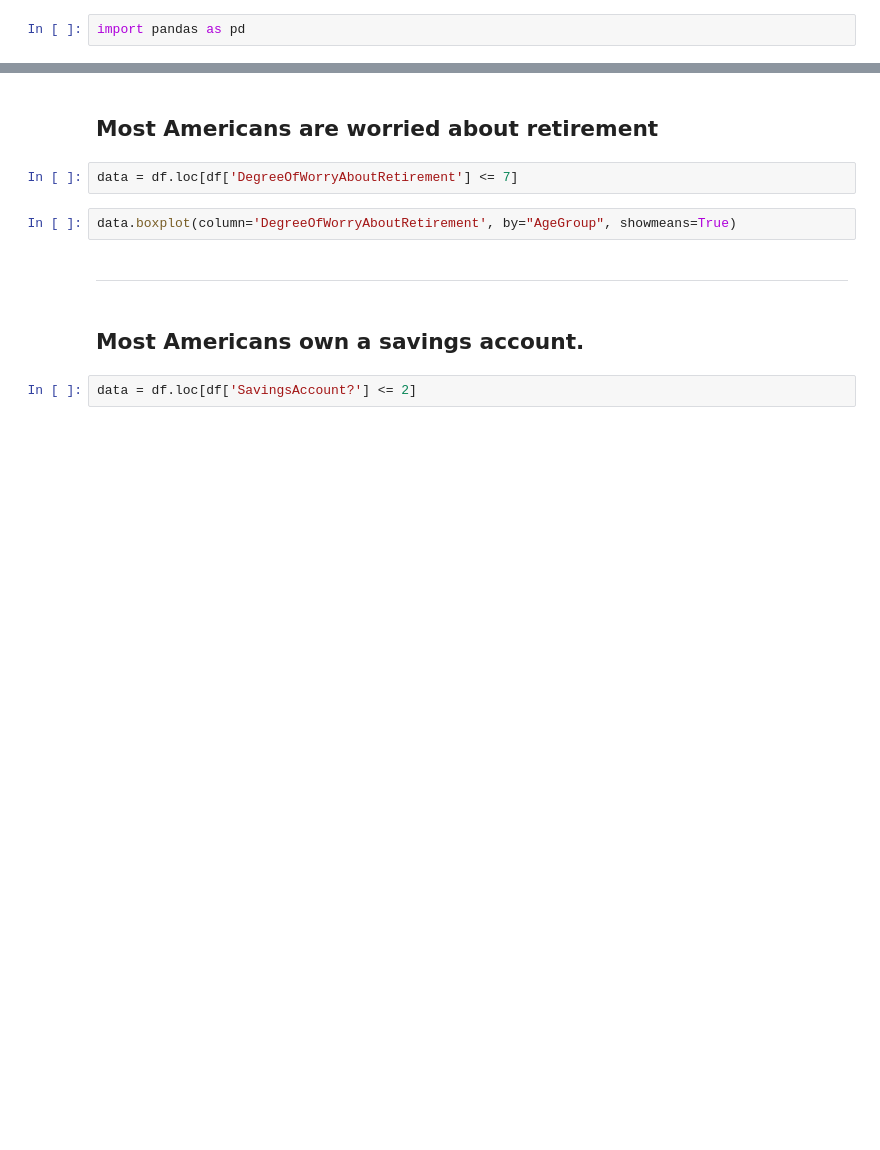
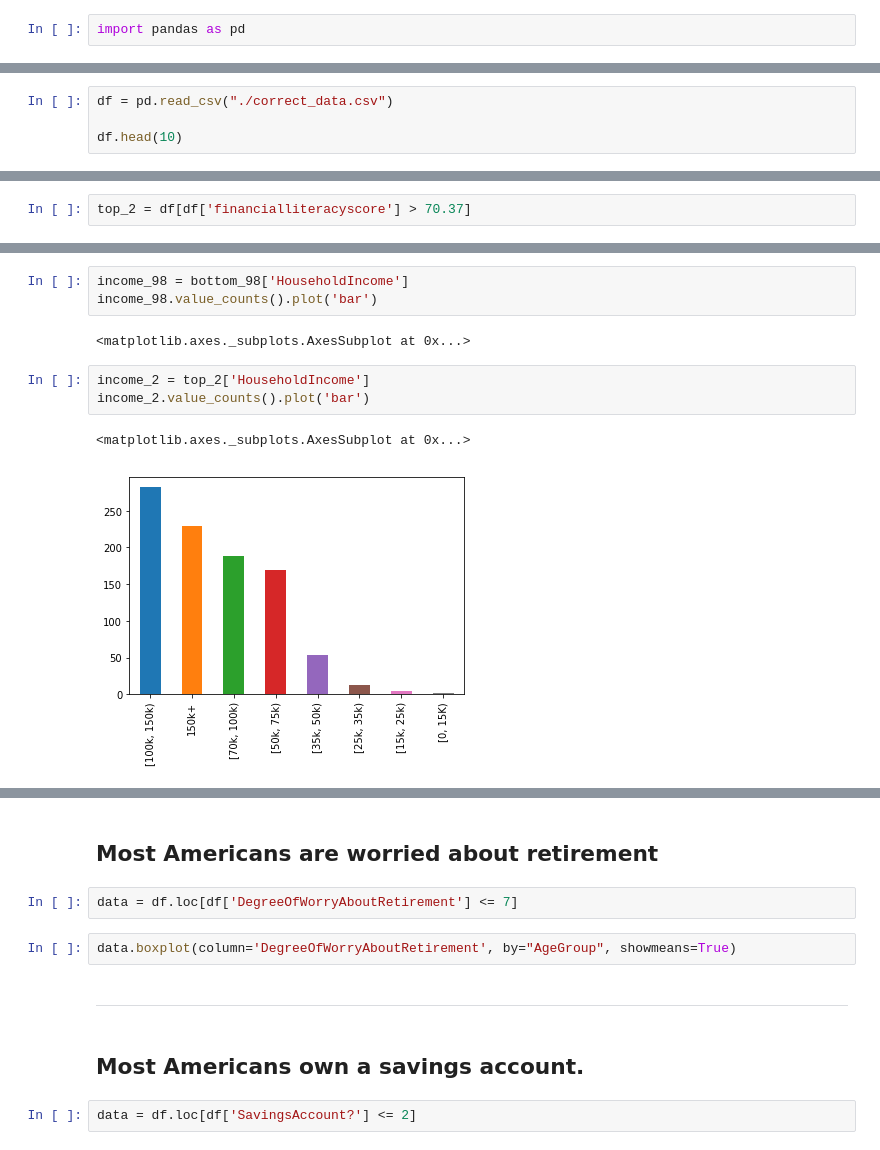
Before and after one commit to ekeleshian/financial_literacy, a Jupyter notebook: Are Americans Financially Literate?.ipynb, the cells around one changed output, grey strips where cells are left out. Saved outputs shown, nothing was run; the diff lists cells and outputs as text; blank space fills up the shorter version.

```diff
--- a/Are Americans Financially Literate?.ipynb
+++ b/Are Americans Financially Literate?.ipynb
@@ -28,0 +43,4 @@ ____________________________________________________________________
+# %%
+df = pd.read_csv("./correct_data.csv")
+
+df.head(10)
@@ -28,0 +158,2 @@ ____________________________________________________________________
+# %%
+top_2 = df[df['financialliteracyscore'] > 70.37]
@@ -28,0 +191,11 @@ ____________________________________________________________________
+# %%
+income_98 = bottom_98['HouseholdIncome']
+income_98.value_counts().plot('bar')
+# %% [output]
+<matplotlib.axes._subplots.AxesSubplot at 0x...>
+# %%
+income_2 = top_2['HouseholdIncome']
+income_2.value_counts().plot('bar')
+# %% [output]
+<matplotlib.axes._subplots.AxesSubplot at 0x...>
+[figure, added]
```
Also changed, not shown: parts of 63 cells of this notebook.
